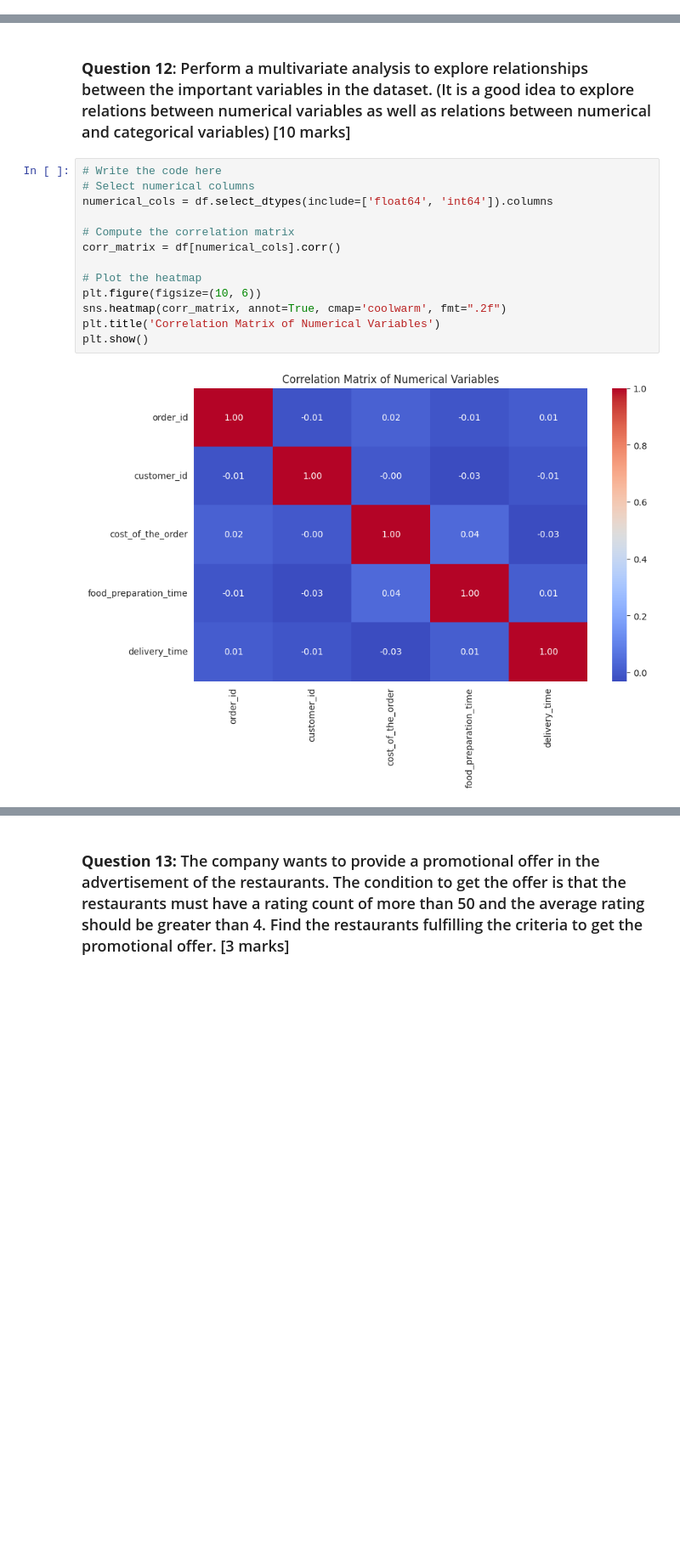
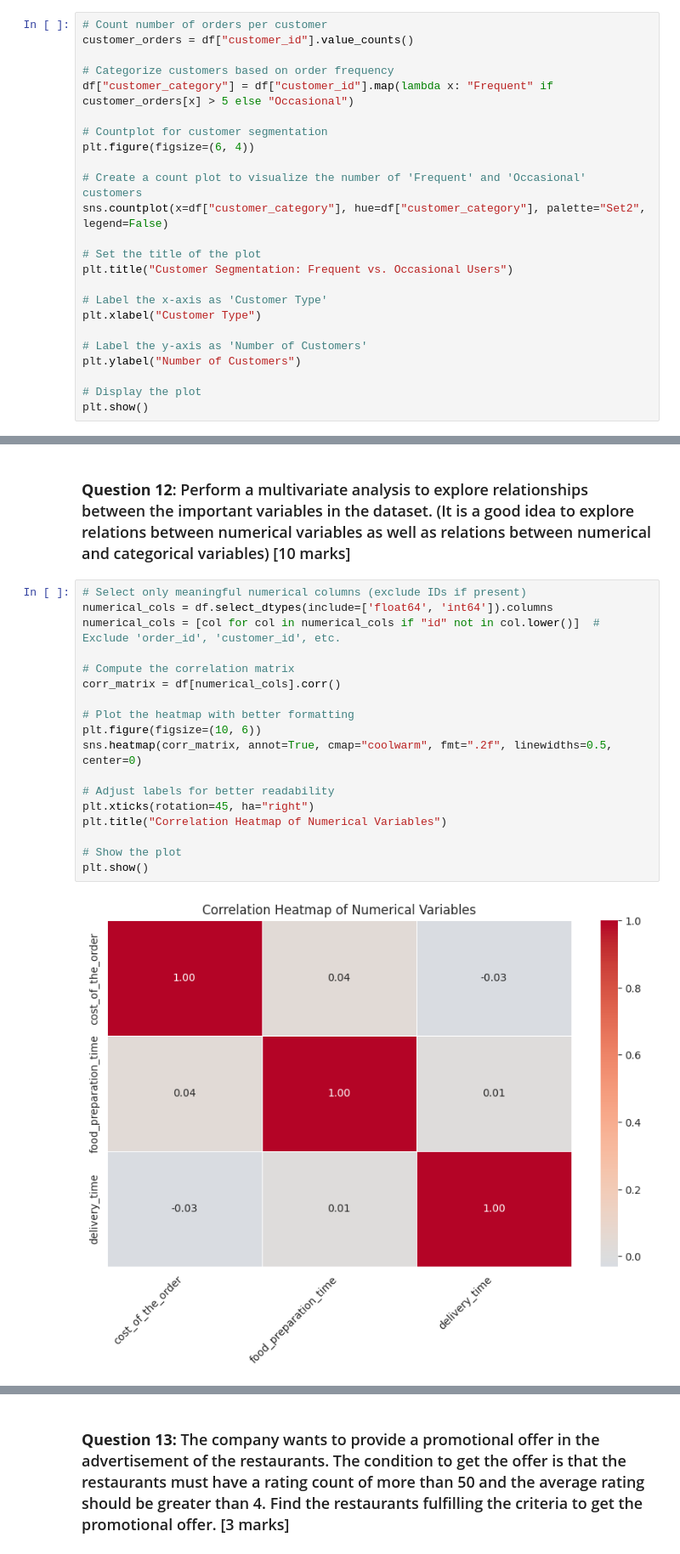
Before and after one commit to sarvanios6/foodhub-py, a Jupyter notebook: IP_Project_Question_Notebook.ipynb, the cells around one changed output, grey strips where cells are left out. Shown at 85% size. Drawn from its saved outputs; the diff is of its cells as text; blank space fills up the shorter version.

```diff
--- a/IP_Project_Question_Notebook.ipynb
+++ b/IP_Project_Question_Notebook.ipynb
@@ -342,0 +415,24 @@ dtype: int64
+# %%
+# Count number of orders per customer
+customer_orders = df["customer_id"].value_counts()
+
+# Categorize customers based on order frequency
+df["customer_category"] = df["customer_id"].map(lambda x: "Frequent" if customer_orders[x] > 5 else "Occasional")
+
+# Countplot for customer segmentation
+plt.figure(figsize=(6, 4))
+
+# Create a count plot to visualize the number of 'Frequent' and 'Occasional' customers
+sns.countplot(x=df["customer_category"], hue=df["customer_category"], palette="Set2", legend=False)
+
+# Set the title of the plot
+plt.title("Customer Segmentation: Frequent vs. Occasional Users")
+
+# Label the x-axis as 'Customer Type'
+plt.xlabel("Customer Type")
+
+# Label the y-axis as 'Number of Customers'
+plt.ylabel("Number of Customers")
+
+# Display the plot
+plt.show()
@@ -343,17 +723,22 @@ dtype: int64
 # %% [markdown]
 ### **Question 12**: Perform a multivariate analysis to explore relationships between the important variables in the dataset. (It is a good idea to explore relations between numerical variables as well as relations between numerical and categorical variables) [10 marks]
 # %%
-# Write the code here
-# Select numerical columns
+# Select only meaningful numerical columns (exclude IDs if present)
 numerical_cols = df.select_dtypes(include=['float64', 'int64']).columns
+numerical_cols = [col for col in numerical_cols if "id" not in col.lower()]  # Exclude 'order_id', 'customer_id', etc.
 
 # Compute the correlation matrix
 corr_matrix = df[numerical_cols].corr()
 
-# Plot the heatmap
+# Plot the heatmap with better formatting
 plt.figure(figsize=(10, 6))
-sns.heatmap(corr_matrix, annot=True, cmap='coolwarm', fmt=".2f")
-plt.title('Correlation Matrix of Numerical Variables')
+sns.heatmap(corr_matrix, annot=True, cmap="coolwarm", fmt=".2f", linewidths=0.5, center=0)
+
+# Adjust labels for better readability
+plt.xticks(rotation=45, ha="right")
+plt.title("Correlation Heatmap of Numerical Variables")
+
+# Show the plot
 plt.show()
 # %% [output]
-[figure, old version]
+[figure, new version]
```
Also changed, not shown: parts of 120 cells of this notebook.
